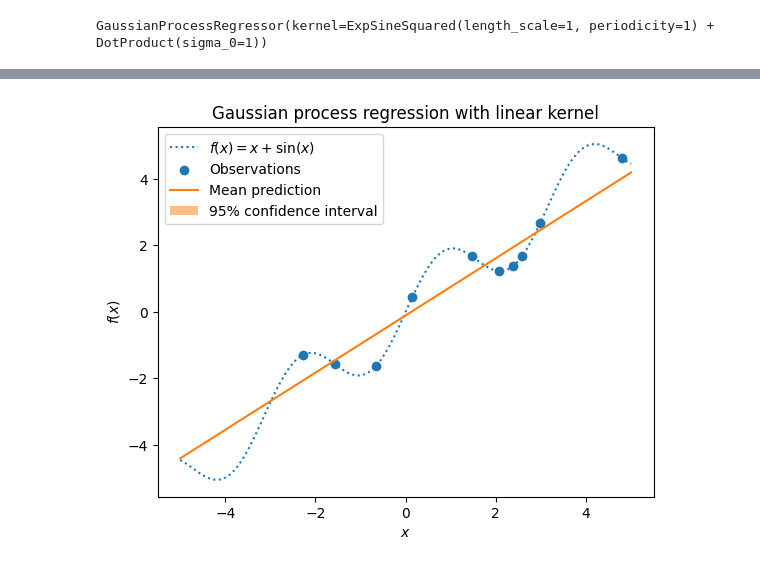
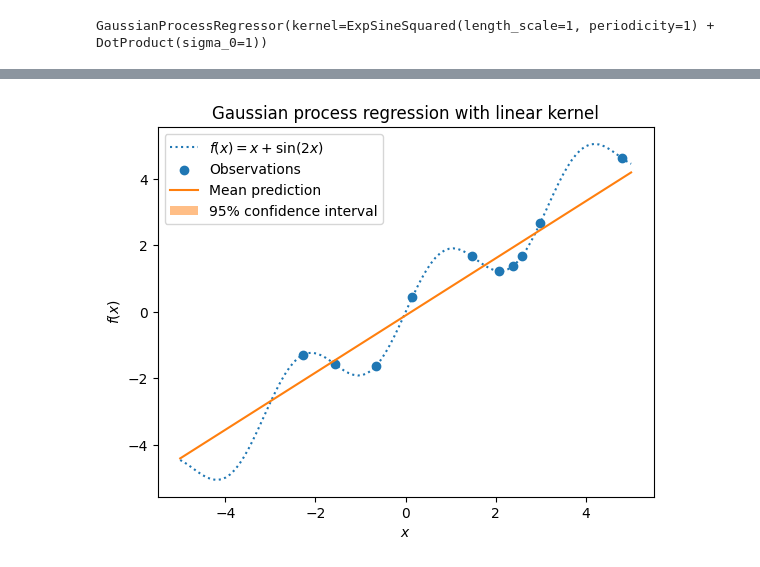
Before and after one commit to davidpiscasio/data-science, a Jupyter notebook: GaussianProcess/gp_regression.ipynb, the cells around one changed output, grey strips where cells are left out. Saved outputs shown, nothing was run; the diff lists cells and outputs as text; code cells hidden in the pictures.

```diff
--- a/GaussianProcess/gp_regression.ipynb
+++ b/GaussianProcess/gp_regression.ipynb
@@ -74,19 +107,19 @@ _ = plt.title("Gaussian process regression with periodic kernel")
 # %%
 mean_prediction, std_prediction = lin_gp.predict(X.reshape(-1,1), return_std=True)
 
-plt.plot(X, y, label=r"$f(x) = x + \sin(x)$", linestyle="dotted")
+plt.plot(X, y, label=r"$f(x) = x + \sin(2x)$", linestyle="dotted")
 plt.scatter(X_train, y_train, label="Observations")
 plt.plot(X, mean_prediction, label="Mean prediction")
 plt.fill_between(
     X.ravel(),
     mean_prediction - 1.96 * std_prediction,
     mean_prediction + 1.96 * std_prediction,
     alpha=0.5,
     label=r"95% confidence interval",
 )
 plt.legend()
 plt.xlabel("$x$")
 plt.ylabel("$f(x)$")
 _ = plt.title("Gaussian process regression with linear kernel")
 # %% [output]
-[figure, old version]
+[figure, new version]
```
Also changed, not shown: parts of 14 cells of this notebook, 2 other files.
